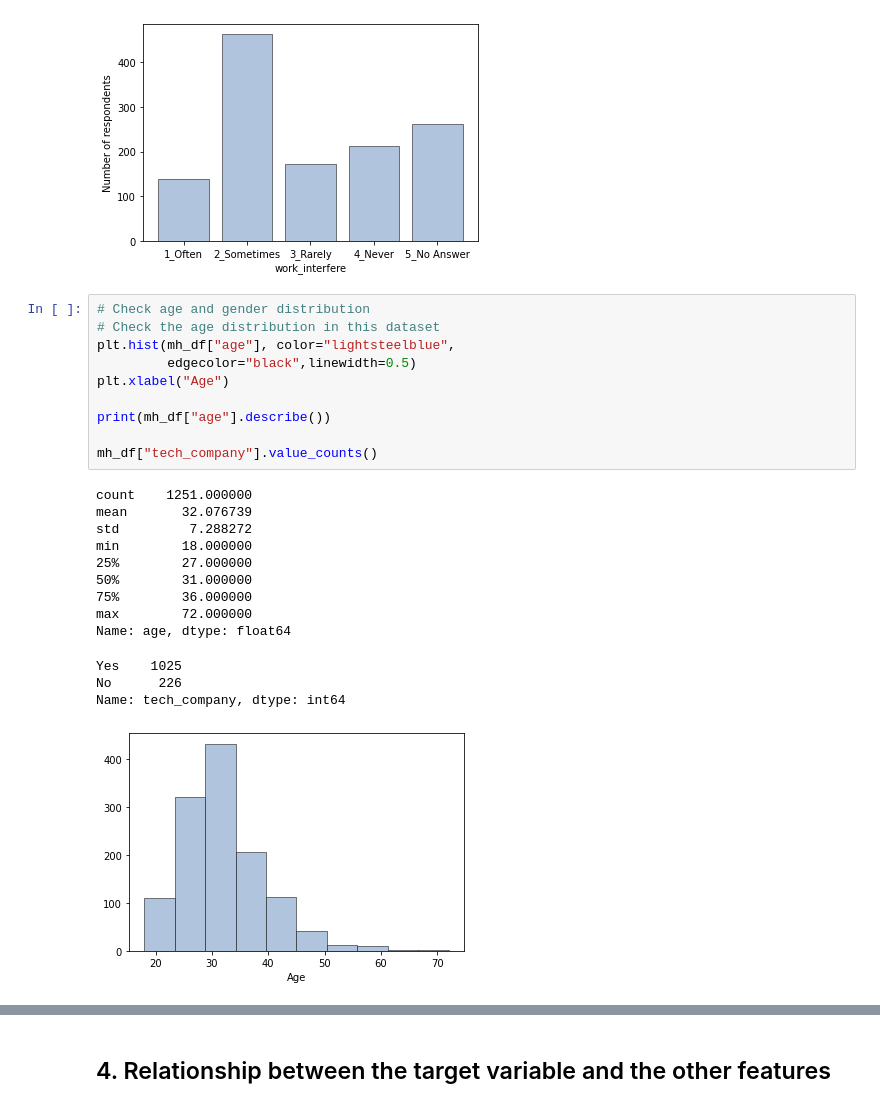
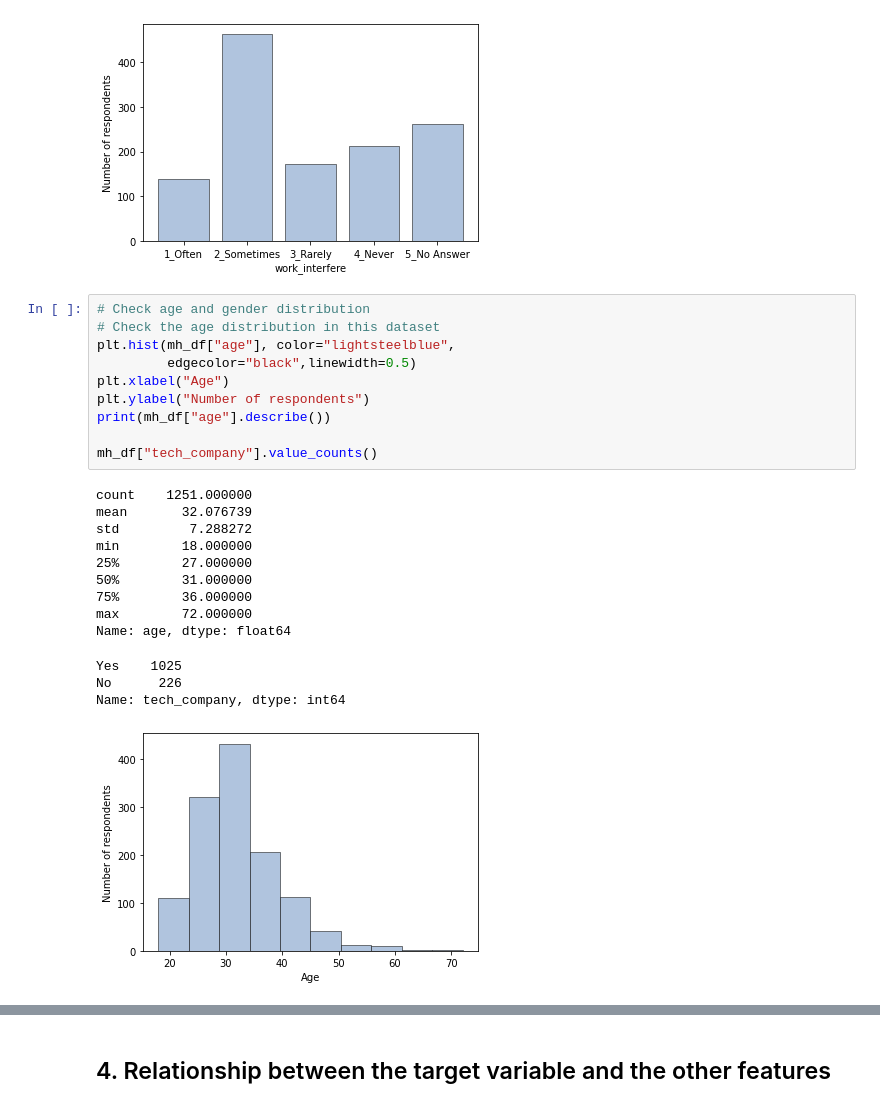
Before and after one commit to ceciliastern/ds_term_project, a Jupyter notebook: Descriptive Analysis - Mental Health Dataset.ipynb, the cells around one changed output, grey strips where cells are left out. Cells and saved outputs as stored; diff of their text form.

```diff
--- a/Descriptive Analysis - Mental Health Dataset.ipynb
+++ b/Descriptive Analysis - Mental Health Dataset.ipynb
@@ -277,27 +277,27 @@ plt.show()
 # %%
 # Check age and gender distribution
 # Check the age distribution in this dataset
 plt.hist(mh_df["age"], color="lightsteelblue",
          edgecolor="black",linewidth=0.5)
 plt.xlabel("Age")
-
+plt.ylabel("Number of respondents")
 print(mh_df["age"].describe())
 
 mh_df["tech_company"].value_counts()
 # %% [output]
 count    1251.000000
 mean       32.076739
 std         7.288272
 min        18.000000
 25%        27.000000
 50%        31.000000
 75%        36.000000
 max        72.000000
 Name: age, dtype: float64
 Yes    1025
 No      226
 Name: tech_company, dtype: int64
-[figure, old version]
+[figure, new version]
 # %%
 # Gender distribution
 gender = mh_df["gender"].value_counts()
```
Also changed, not shown: parts of 25 cells of this notebook.
